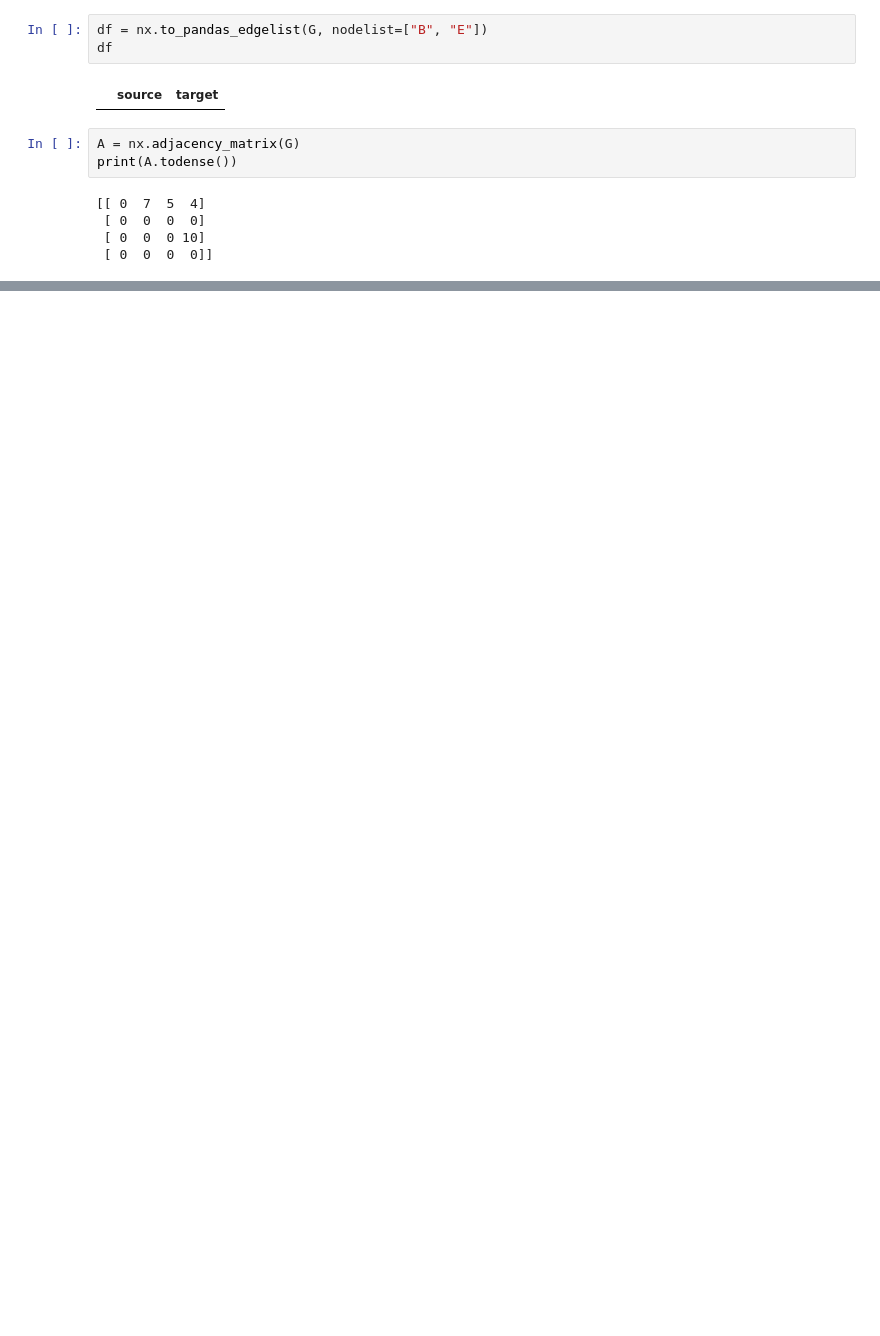
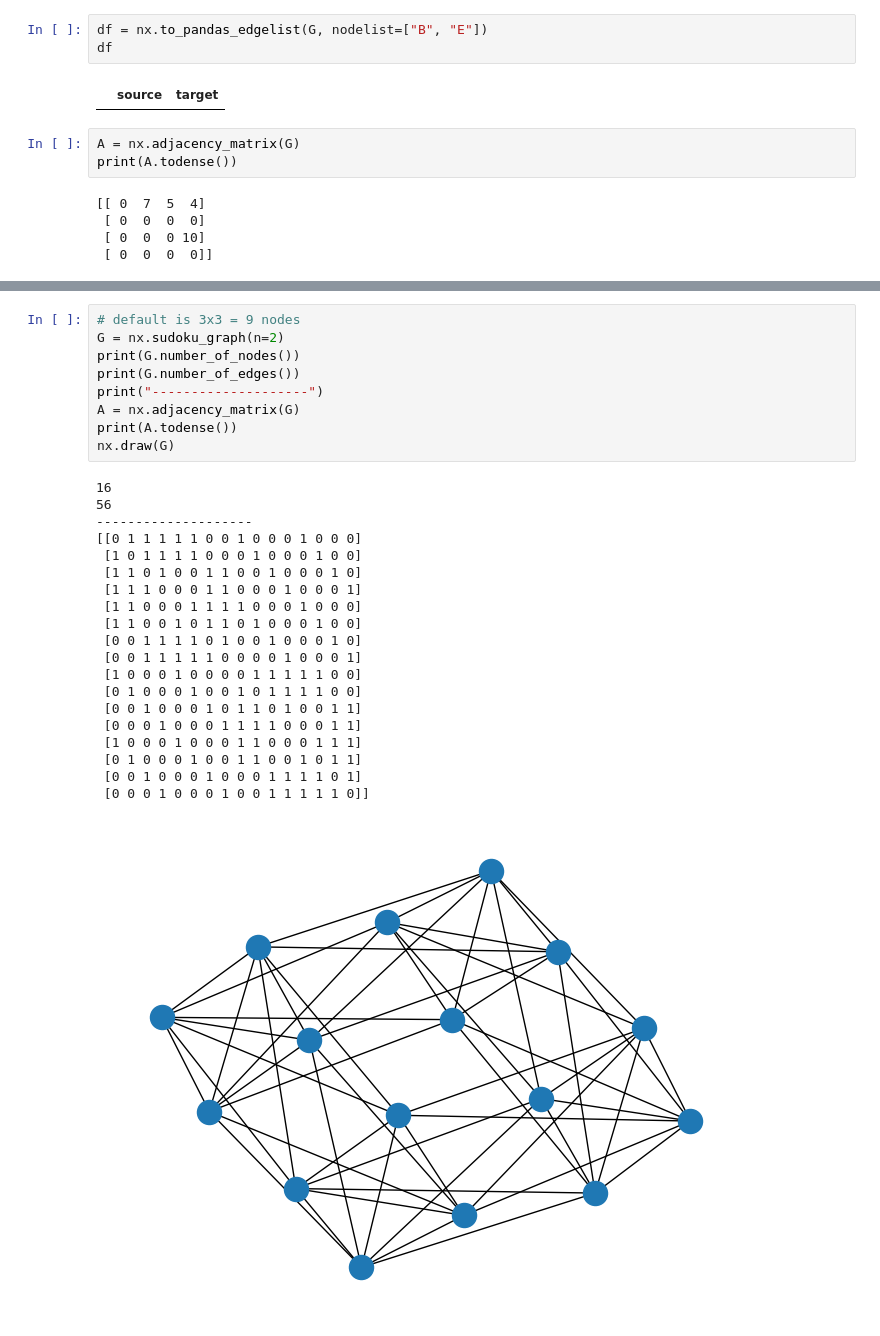
Before and after one commit to Rumit95/GNN-Understanding, a Jupyter notebook: network-x.ipynb, the cells around one changed output, grey strips where cells are left out. Saved outputs shown, nothing was run; the diff lists cells and outputs as text; blank space fills up the shorter version.

```diff
--- a/network-x.ipynb
+++ b/network-x.ipynb
@@ -380,0 +408,30 @@ print(df)
+# %%
+# default is 3x3 = 9 nodes
+G = nx.sudoku_graph(n=2)
+print(G.number_of_nodes())
+print(G.number_of_edges())
+print("--------------------")
+A = nx.adjacency_matrix(G)
+print(A.todense())
+nx.draw(G)
+# %% [output]
+16
+56
+--------------------
+[[0 1 1 1 1 1 0 0 1 0 0 0 1 0 0 0]
+ [1 0 1 1 1 1 0 0 0 1 0 0 0 1 0 0]
+ [1 1 0 1 0 0 1 1 0 0 1 0 0 0 1 0]
+ [1 1 1 0 0 0 1 1 0 0 0 1 0 0 0 1]
+ [1 1 0 0 0 1 1 1 1 0 0 0 1 0 0 0]
+ [1 1 0 0 1 0 1 1 0 1 0 0 0 1 0 0]
+ [0 0 1 1 1 1 0 1 0 0 1 0 0 0 1 0]
+ [0 0 1 1 1 1 1 0 0 0 0 1 0 0 0 1]
+ [1 0 0 0 1 0 0 0 0 1 1 1 1 1 0 0]
+ [0 1 0 0 0 1 0 0 1 0 1 1 1 1 0 0]
+ [0 0 1 0 0 0 1 0 1 1 0 1 0 0 1 1]
+ [0 0 0 1 0 0 0 1 1 1 1 0 0 0 1 1]
+ [1 0 0 0 1 0 0 0 1 1 0 0 0 1 1 1]
+ [0 1 0 0 0 1 0 0 1 1 0 0 1 0 1 1]
+ [0 0 1 0 0 0 1 0 0 0 1 1 1 1 0 1]
+ [0 0 0 1 0 0 0 1 0 0 1 1 1 1 1 0]]
+[figure, added]
```
Also changed, not shown: parts of 28 cells of this notebook.
